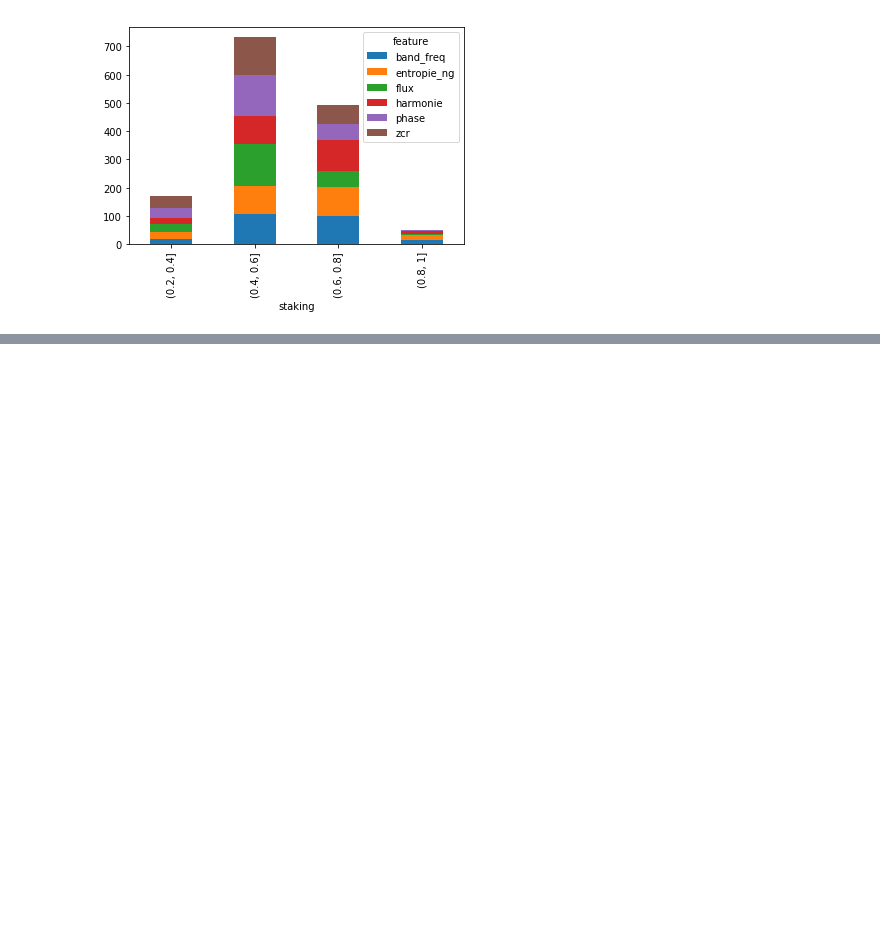
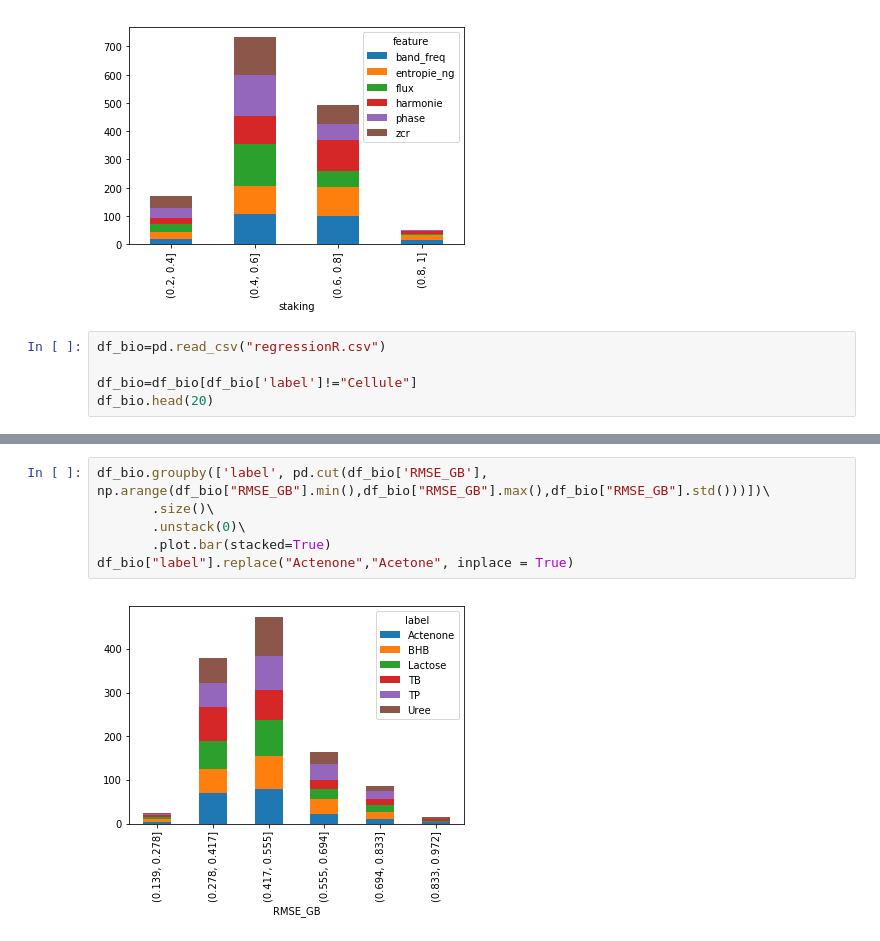
Before and after one commit to mouride44/Classification-of-biological-samples-by-audio, a Jupyter notebook: synthese2.ipynb, the cells around one changed output, grey strips where cells are left out. Drawn from its saved outputs; the diff is of its cells as text; blank space fills up the shorter version.

```diff
--- a/synthese2.ipynb
+++ b/synthese2.ipynb
@@ -282,3 +282,8 @@ df_tout.groupby(['feature', pd.cut(df_tout['staking'], np.arange(0.2,1.09,0.2))]
 # %% [output]
 <matplotlib.axes._subplots.AxesSubplot at 0x...>
 [figure]
+# %%
+df_bio=pd.read_csv("regressionR.csv")
+
+df_bio=df_bio[df_bio['label']!="Cellule"]
+df_bio.head(20)
@@ -284,0 +308,8 @@ df_tout.groupby(['feature', pd.cut(df_tout['staking'], np.arange(0.2,1.09,0.2))]
+# %%
+df_bio.groupby(['label', pd.cut(df_bio['RMSE_GB'], np.arange(df_bio["RMSE_GB"].min(),df_bio["RMSE_GB"].max(),df_bio["RMSE_GB"].std()))])\
+       .size()\
+       .unstack(0)\
+       .plot.bar(stacked=True)
+df_bio["label"].replace("Actenone","Acetone", inplace = True)
+# %% [output]
+[figure, added]
```
Also changed, not shown: parts of 3 cells of this notebook.
